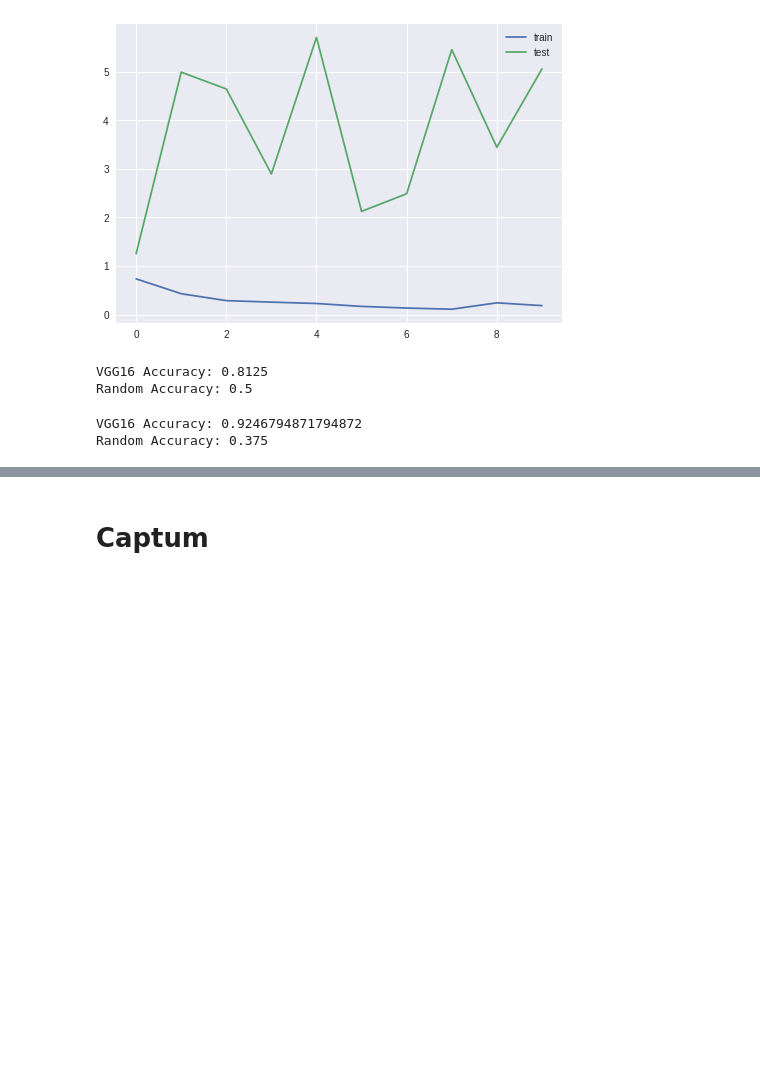
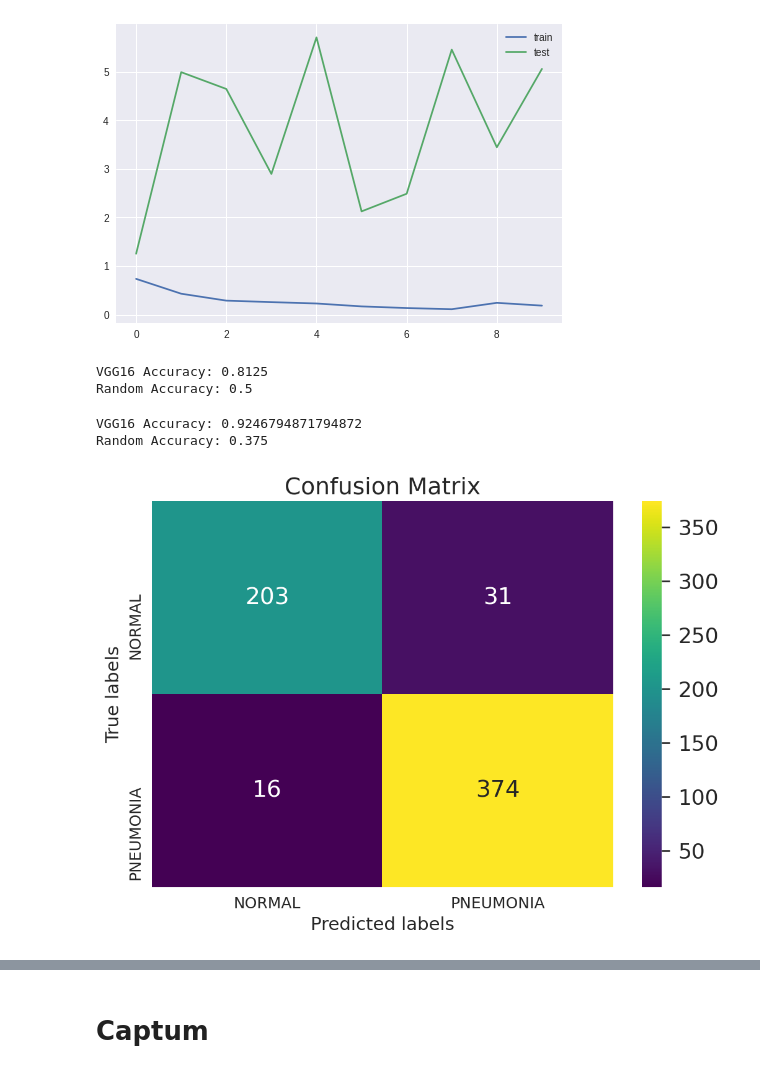
Before and after one commit to ifayost/cdb_pneumonia, a Jupyter notebook: Colab/CDB_Pneumonia.ipynb, the cells around one changed output, grey strips where cells are left out. Saved outputs shown, nothing was run; the diff lists cells and outputs as text; code cells hidden in the pictures; blank space fills up the shorter version.

```diff
--- a/Colab/CDB_Pneumonia.ipynb
+++ b/Colab/CDB_Pneumonia.ipynb
@@ -89,7 +89,7 @@ image_datasets = {x: datasets.ImageFolder(os.path.join(PATH, x), data_transforms
                   for x in ['train', 'val', 'test']}
 
 dataset_sizes = {x: len(image_datasets[x]) for x in ['train', 'val', 'test']}
-class_names = image_datasets['train'].classes
+class_names = np.array(image_datasets['train'].classes)
 class_samples = {x: np.sum([1 for _ in os.listdir(os.path.join(PATH, 'train', x))])
                 for x in class_names}
 weights = 1. / torch.tensor(list(class_samples.values()), dtype=torch.float).to(device)
@@ -210,3 +217,25 @@ print(f'Random Accuracy: {np.sum(random)/len(random)}')
 # %% [output]
 VGG16 Accuracy: 0.9246794871794872
 Random Accuracy: 0.375
+# %%
+from sklearn.metrics import confusion_matrix
+import seaborn as sns
+def confusion_mat(y_true,y_pred,labels):
+    cm=confusion_matrix(y_true,y_pred,labels=labels)
+    ax= plt.subplot()
+    sns.set(font_scale=1.5)
+    sns.heatmap(cm, annot=True, ax = ax, fmt='', cmap='viridis');
+    ax.set_xlabel('Predicted labels');
+    ax.set_ylabel('True labels');
+    ax.set_title('Confusion Matrix');
+    ax.set_xticklabels(labels,rotation=0);
+    ax.set_yticklabels(labels,rotation=90);
+# %%
+plt.rcParams['figure.titlesize'] = 14
+plt.rcParams['axes.labelsize'] = 14
+plt.rcParams['xtick.labelsize'] = 12
+plt.rcParams['ytick.labelsize'] = 12
+fig = plt.figure(dpi=150)
+confusion_mat(class_names[true], class_names[predicciones], class_names)
+# %% [output]
+[figure, added]
```
Also changed, not shown: parts of 11 cells of this notebook.
